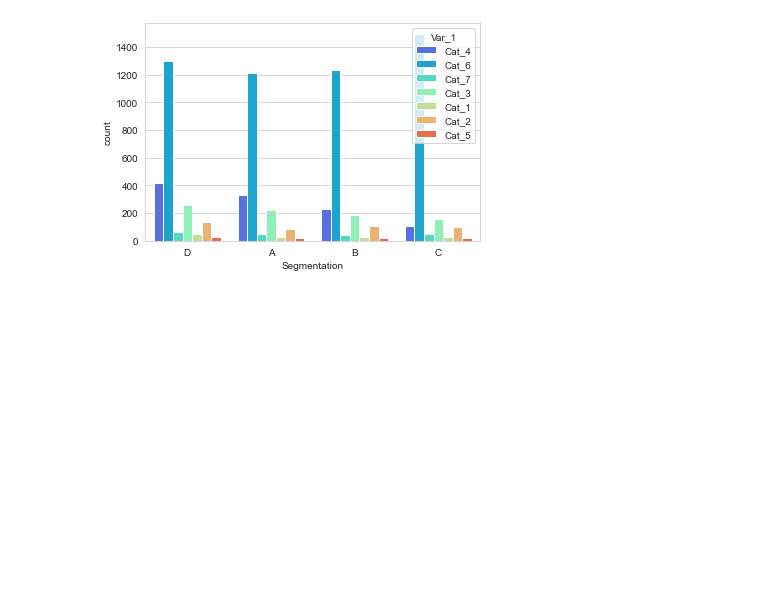
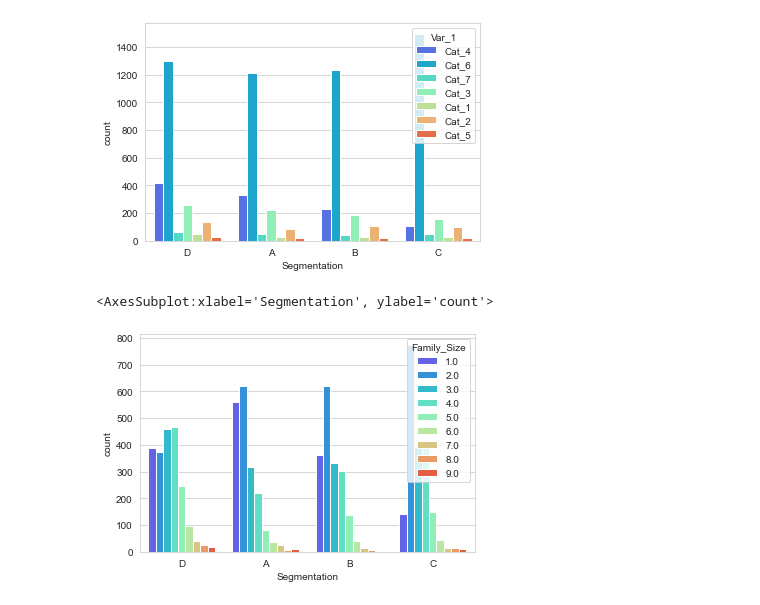
Before and after one commit to dheeraj-2000/Data-Science-Case-Study, a Jupyter notebook: Customer Segmentation/CustomerSegment.ipynb, the cells around one changed output. Saved outputs shown, nothing was run; the diff lists cells and outputs as text; code cells hidden in the pictures; blank space fills up the shorter version.

```diff
--- a/Customer Segmentation/CustomerSegment.ipynb
+++ b/Customer Segmentation/CustomerSegment.ipynb
@@ -135,3 +158,9 @@ sns.countplot(df['Segmentation'], hue=df['Var_1'], palette='rainbow')
 # %% [output]
 <AxesSubplot:xlabel='Segmentation', ylabel='count'>
 [figure]
+# %%
+sns.set_style('whitegrid')
+sns.countplot(df['Segmentation'], hue=df['Family_Size'], palette='rainbow')
+# %% [output]
+<AxesSubplot:xlabel='Segmentation', ylabel='count'>
+[figure, added]
```
Also changed, not shown: parts of 23 cells of this notebook.
